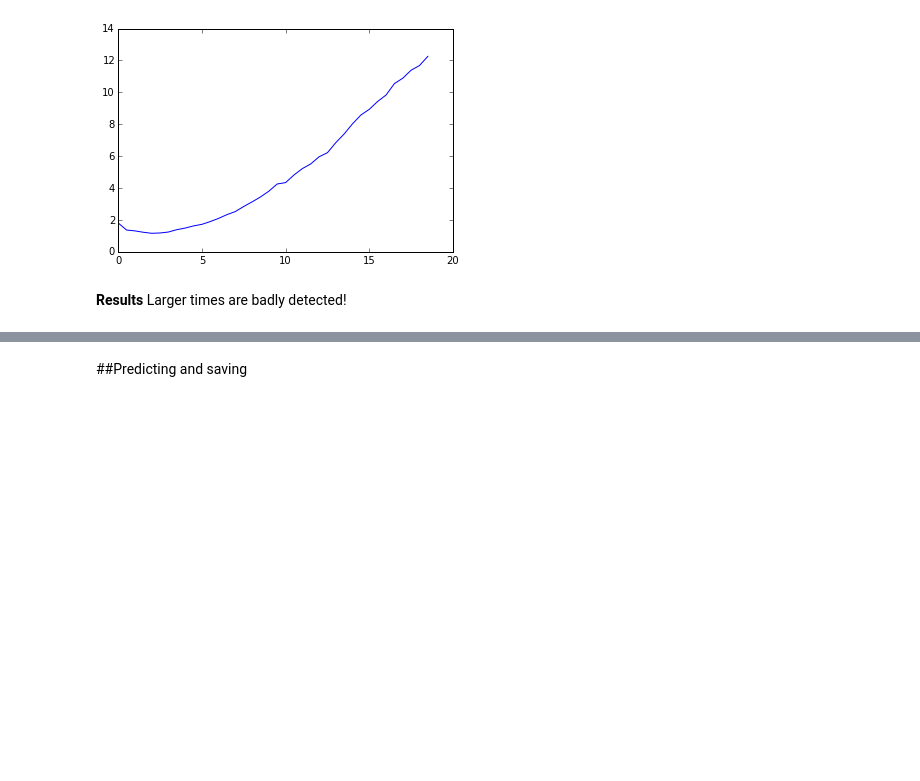
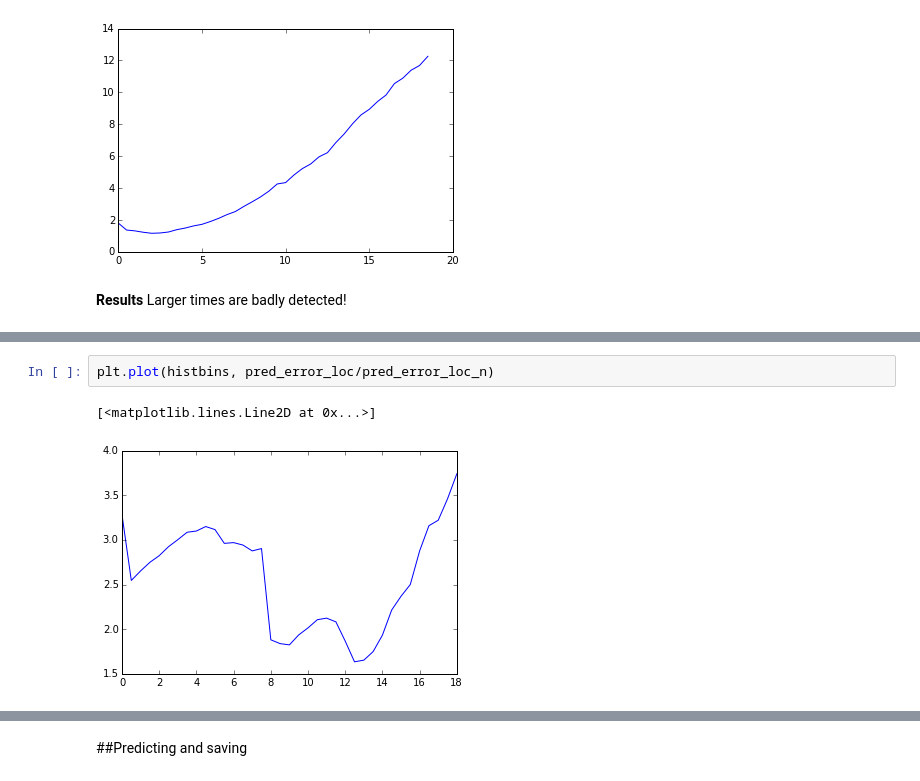
Before and after one commit to timjerman/AdLoadingMiner, a Jupyter notebook: FeatureEngineering.ipynb, the cells around one changed output, grey strips where cells are left out. Drawn from its saved outputs; the diff is of its cells as text; blank space fills up the shorter version.

```diff
--- a/FeatureEngineering.ipynb
+++ b/FeatureEngineering.ipynb
@@ -840,0 +867,5 @@ plt.plot(histbins, pred_error_loc/pred_error_loc_n)
+# %%
+plt.plot(histbins, pred_error_loc/pred_error_loc_n)
+# %% [output]
+[<matplotlib.lines.Line2D at 0x...>]
+[figure, added]
```
Also changed, not shown: parts of 18 cells of this notebook.
